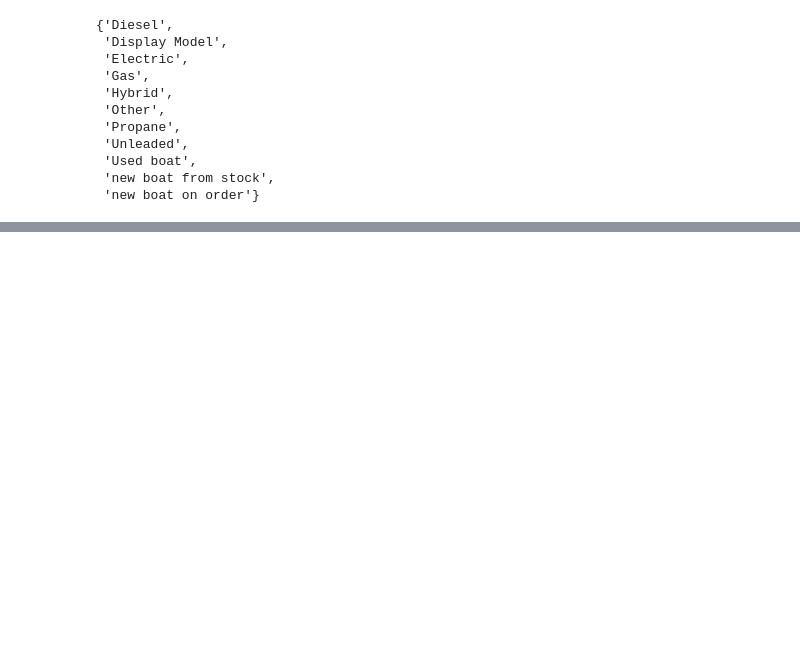
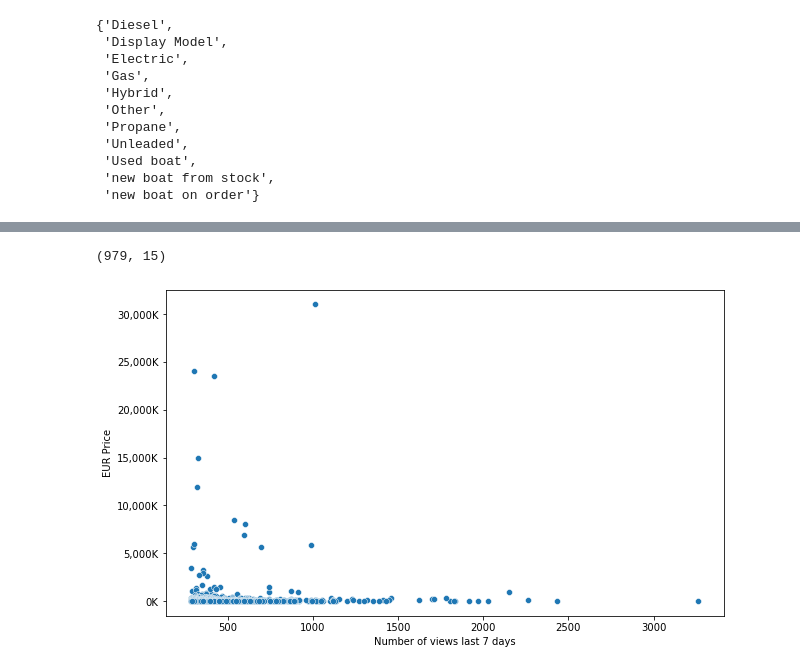
Before and after one commit to RayRayCoding/my_jupyter_notebooks, a Jupyter notebook: DataCamp/BoatADSuggestion.ipynb, the cells around one changed output, grey strips where cells are left out. Saved outputs shown, nothing was run; the diff lists cells and outputs as text; code cells hidden in the pictures; blank space fills up the shorter version.

```diff
--- a/DataCamp/BoatADSuggestion.ipynb
+++ b/DataCamp/BoatADSuggestion.ipynb
@@ -299,0 +320,13 @@ df
+# %%
+new_df = df[df["Number of views last 7 days"] > most_views]
+new_df.shape
+# %% [output]
+(979, 15)
+# %%
+g=sns.scatterplot(data=new_df,x='Number of views last 7 days',y='EUR Price')
+xlabels = ['{:,}'.format(int(x)) + 'K' for x in g.get_yticks()/1000]
+g.set_yticklabels(xlabels)
+
+plt.show()
+# %% [output]
+[figure, added]
```
Also changed, not shown: parts of 17 cells of this notebook.
